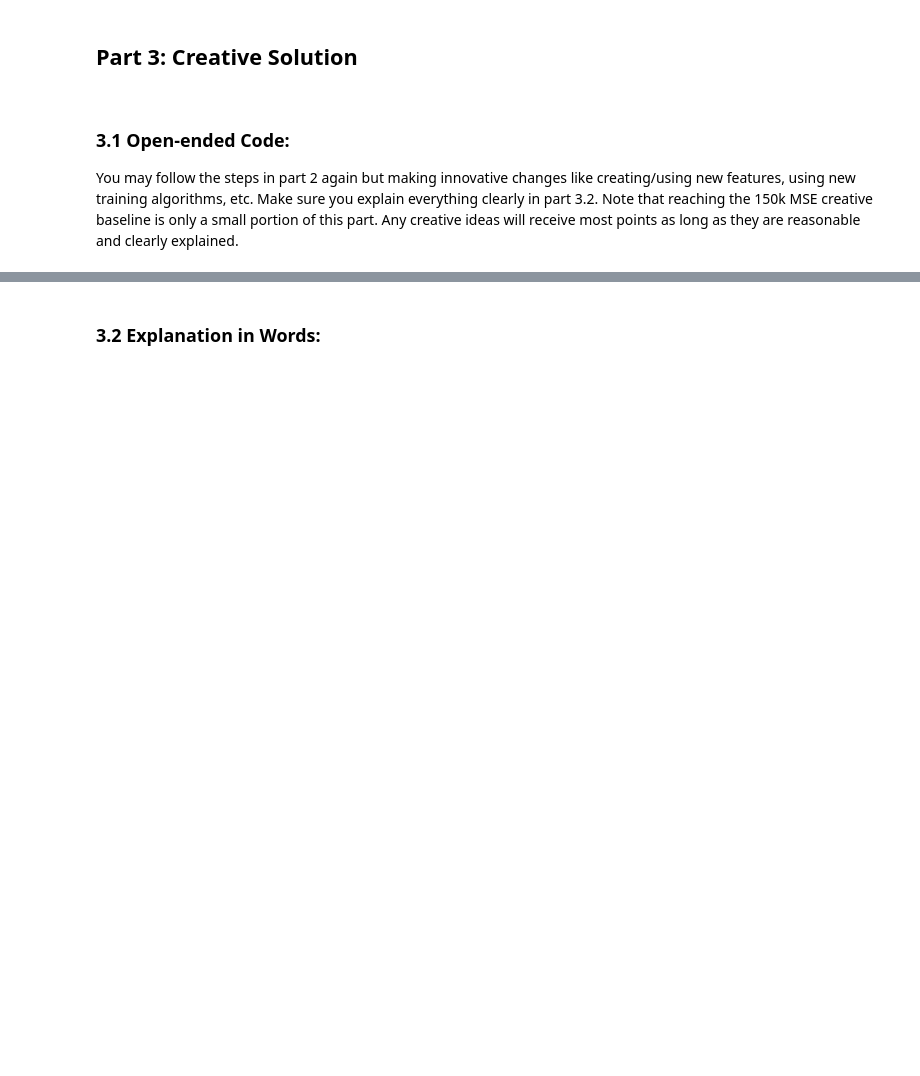
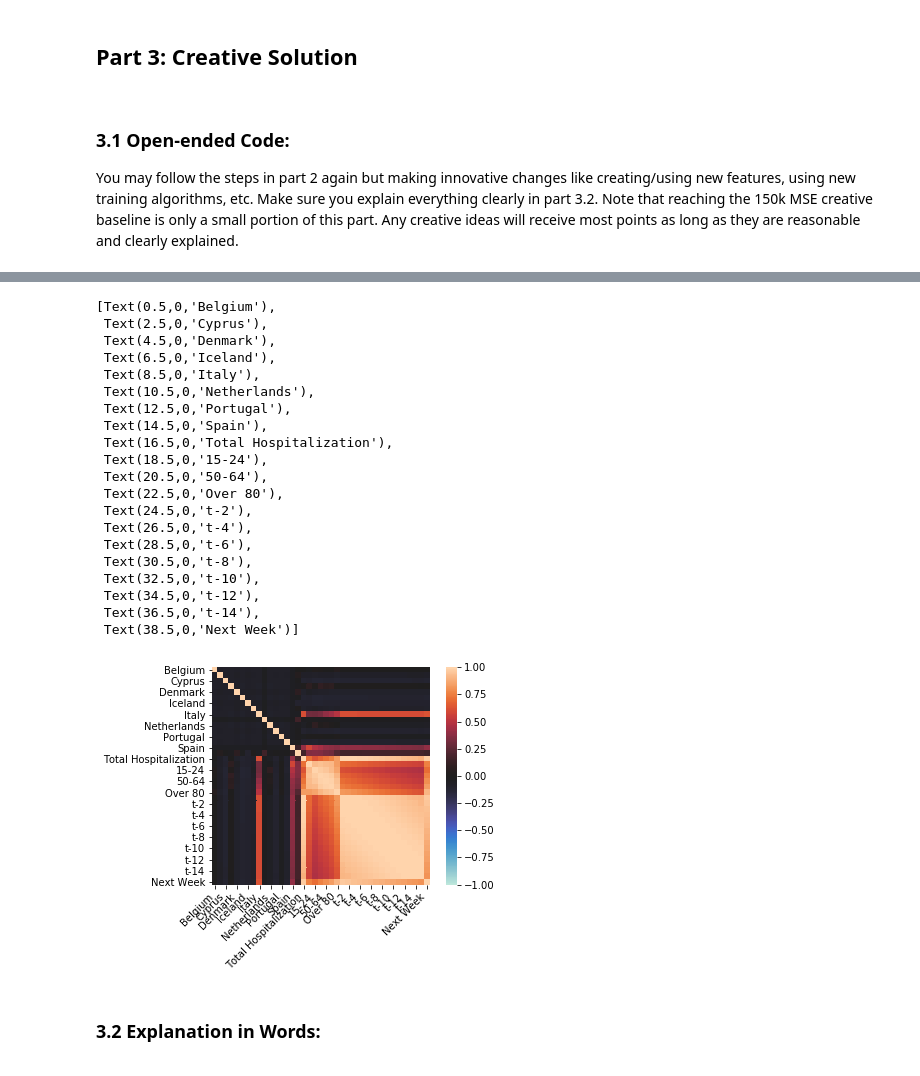
Before and after one commit to CorbanChiu/COVID-19-Hospitalizations, a Jupyter notebook: CS 4780 Final Project Student Template.ipynb, the cells around one changed output, grey strips where cells are left out. Drawn from its saved outputs; the diff is of its cells as text; code cells hidden in the pictures; blank space fills up the shorter version.

```diff
--- a/CS 4780 Final Project Student Template.ipynb
+++ b/CS 4780 Final Project Student Template.ipynb
@@ -397,6 +378,11 @@ def transform_creative():
     np.random.shuffle(shuffling)
     c_xTr_fit = shuffling[:,:-1]
     c_yTr = shuffling[:,-1:]
+
+    # Deleting unused features
+    c_xTr_fit = np.concatenate((c_xTr_fit[:, 0:15], c_xTr_fit[:, 16:17], c_xTr_fit[:, 18:]), axis = 1)
+    c_xTe_fit = np.concatenate((c_xTe_fit[:, 0:15], c_xTe_fit[:, 16:17], c_xTe_fit[:, 18:]), axis = 1)
+
     return c_xTr_fit, c_yTr, c_xTe_fit
 
 c_xTr_fit, c_yTr, c_xTe_fit = transform_creative()
@@ -465,3 +473,71 @@ Actual MSE loss: 246815.8269045464
+# %%
+###############################################################################################
+### Calculating the correlation matrix *before* removing date features Week and Day of Week ###
+###############################################################################################
+
+# data = np.concatenate((c_xTr_fit, c_yTr), axis = 1 )
+# data = pd.DataFrame(data, columns = ['Belgium', 'Croatia', 'Cyprus', 'Czech', 'Denmark', 'Estonia', 'Iceland', 'Ireland', 'Italy', 'Lithuania', 'Netherlands', 'Norway', 'Portugal', 'Slovenia', 'Spain', 'DOW','Day', 'Week','Total Hospitalization', 'Under 15', '15-24', '25-49', '50-64','65-79', 'Over 80', 't-1', 't-2', 't-3', 't-4', 't-5', 't-6', 't-7', 't-8', 't-9', 't-10', 't-11', 't-12', 't-13', 't-14', 't-15', 'Next Week'])
+# data = data.astype(float)
+# corr = data.corr(method = 'pearson')
+
+# ax = sns.heatmap(
+#     corr,
+#     vmin=-1, vmax=1, center=0,
+#     # cmap=sns.diverging_palette(240, 10, n=200),
+#     square=True
+# )
+# ax.set_xticklabels(
+#     ax.get_xticklabels(),
+#     rotation=45,
+#     horizontalalignment='right'
+# );
+
+# plt.savefig('corrMat.png')
+
+##############################################################################################
+### Calculating the correlation matrix *after* removing date features Week and Day of Week ###
+##############################################################################################
+
+data = np.concatenate((c_xTr_fit, c_yTr), axis = 1 )
+data = pd.DataFrame(data, columns = ['Belgium', 'Croatia', 'Cyprus', 'Czech', 'Denmark', 'Estonia', 'Iceland', 'Ireland', 'Italy', 'Lithuania', 'Netherlands', 'Norway', 'Portugal', 'Slovenia', 'Spain', 'Day', 'Total Hospitalization', 'Under 15', '15-24', '25-49', '50-64','65-79', 'Over 80', 't-1', 't-2', 't-3', 't-4', 't-5', 't-6', 't-7', 't-8', 't-9', 't-10', 't-11', 't-12', 't-13', 't-14', 't-15', 'Next Week'])
+data = data.astype(float)
+corr = data.corr(method = 'pearson')
+
+ax = sns.heatmap(
+    corr,
+    vmin=-1, vmax=1, center=0,
+    # cmap=sns.diverging_palette(240, 10, n=200),
+    square=True
+)
+ax.set_xticklabels(
+    ax.get_xticklabels(),
+    rotation=45,
+    horizontalalignment='right'
+);
+
+plt.savefig('corrMat.png')
+# %% [output]
+[Text(0.5,0,'Belgium'),
+ Text(2.5,0,'Cyprus'),
+ Text(4.5,0,'Denmark'),
+ Text(6.5,0,'Iceland'),
+ Text(8.5,0,'Italy'),
+ Text(10.5,0,'Netherlands'),
+ Text(12.5,0,'Portugal'),
+ Text(14.5,0,'Spain'),
+ Text(16.5,0,'Total Hospitalization'),
+ Text(18.5,0,'15-24'),
+ Text(20.5,0,'50-64'),
+ Text(22.5,0,'Over 80'),
+ Text(24.5,0,'t-2'),
+ Text(26.5,0,'t-4'),
+ Text(28.5,0,'t-6'),
+ Text(30.5,0,'t-8'),
+ Text(32.5,0,'t-10'),
+ Text(34.5,0,'t-12'),
+ Text(36.5,0,'t-14'),
+ Text(38.5,0,'Next Week')]
+[figure, added]
 # %% [markdown]
 <h3>3.2 Explanation in Words:</h3><p>
 # %% [markdown]
```
Also changed, not shown: parts of 8 cells of this notebook, 2 other files.
